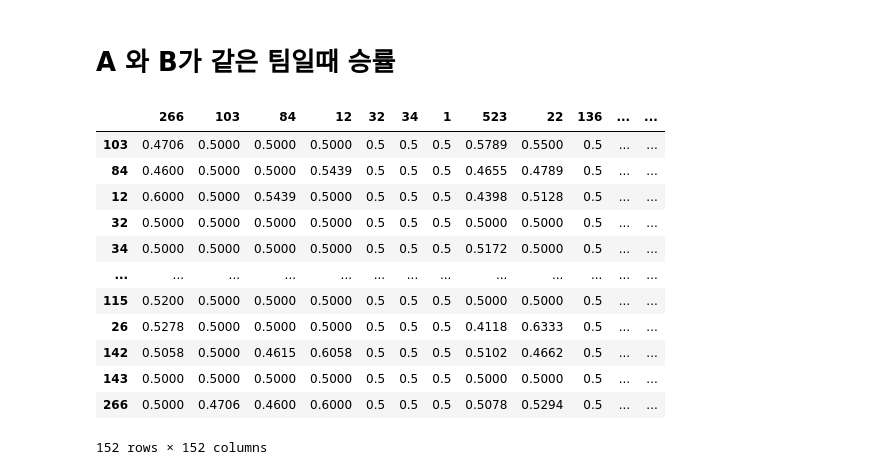
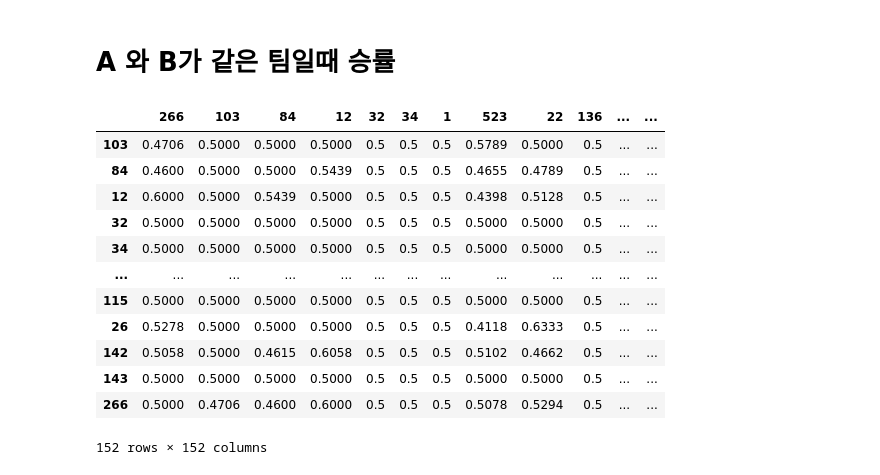
Before and after one commit to CSID-DGU/2020-2-OSSP-CP-DHL-3, a Jupyter notebook: src/ipynb/EDA.ipynb, the cells around one changed output. Saved outputs shown, nothing was run; the diff lists cells and outputs as text; code cells hidden in the pictures.

```diff
--- a/src/ipynb/EDA.ipynb
+++ b/src/ipynb/EDA.ipynb
@@ -509,21 +510,21 @@ total_win_rate
 # %%
 comb_win_rate = (numberWinsCombination + numberLosesCombination)
 for i in comb_win_rate:
-    기준치 = 20
+    기준치 = 30
     for j in comb_win_rate[i][:].index:
         if comb_win_rate[i][j] < 기준치: 승률 = 0.5
         else: 승률 = numberWinsCombination[i][j] / comb_win_rate[i][j]
         comb_win_rate[i][j] = round(승률, 4)
 comb_win_rate
 # %% [output]
 |  | 266 | 103 | 84 | 12 | 32 | 34 | 1 | 523 | 22 | 136 | ... | ... |
-| 103 | 0.4706 | 0.5000 | 0.5000 | 0.5000 | 0.5 | 0.5 | 0.5 | 0.5789 | 0.5500 | 0.5 | ... | ... |
+| 103 | 0.4706 | 0.5000 | 0.5000 | 0.5000 | 0.5 | 0.5 | 0.5 | 0.5789 | 0.5000 | 0.5 | ... | ... |
 | 84 | 0.4600 | 0.5000 | 0.5000 | 0.5439 | 0.5 | 0.5 | 0.5 | 0.4655 | 0.4789 | 0.5 | ... | ... |
 | 12 | 0.6000 | 0.5000 | 0.5439 | 0.5000 | 0.5 | 0.5 | 0.5 | 0.4398 | 0.5128 | 0.5 | ... | ... |
 | 32 | 0.5000 | 0.5000 | 0.5000 | 0.5000 | 0.5 | 0.5 | 0.5 | 0.5000 | 0.5000 | 0.5 | ... | ... |
-| 34 | 0.5000 | 0.5000 | 0.5000 | 0.5000 | 0.5 | 0.5 | 0.5 | 0.5172 | 0.5000 | 0.5 | ... | ... |
+| 34 | 0.5000 | 0.5000 | 0.5000 | 0.5000 | 0.5 | 0.5 | 0.5 | 0.5000 | 0.5000 | 0.5 | ... | ... |
 | ... | ... | ... | ... | ... | ... | ... | ... | ... | ... | ... | ... | ... |
-| 115 | 0.5200 | 0.5000 | 0.5000 | 0.5000 | 0.5 | 0.5 | 0.5 | 0.5000 | 0.5000 | 0.5 | ... | ... |
+| 115 | 0.5000 | 0.5000 | 0.5000 | 0.5000 | 0.5 | 0.5 | 0.5 | 0.5000 | 0.5000 | 0.5 | ... | ... |
 | 26 | 0.5278 | 0.5000 | 0.5000 | 0.5000 | 0.5 | 0.5 | 0.5 | 0.4118 | 0.6333 | 0.5 | ... | ... |
 | 142 | 0.5058 | 0.5000 | 0.4615 | 0.6058 | 0.5 | 0.5 | 0.5 | 0.5102 | 0.4662 | 0.5 | ... | ... |
 | 143 | 0.5000 | 0.5000 | 0.5000 | 0.5000 | 0.5 | 0.5 | 0.5 | 0.5000 | 0.5000 | 0.5 | ... | ... |
```
Also changed, not shown: parts of 7 cells of this notebook.
